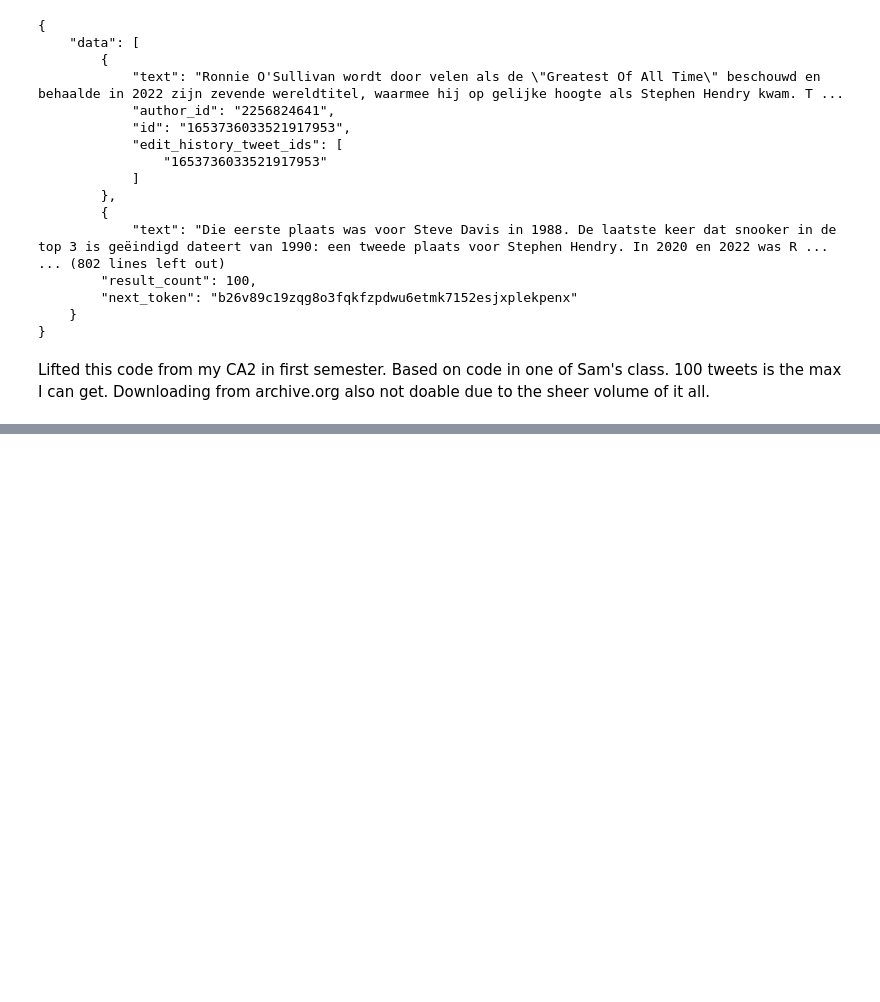
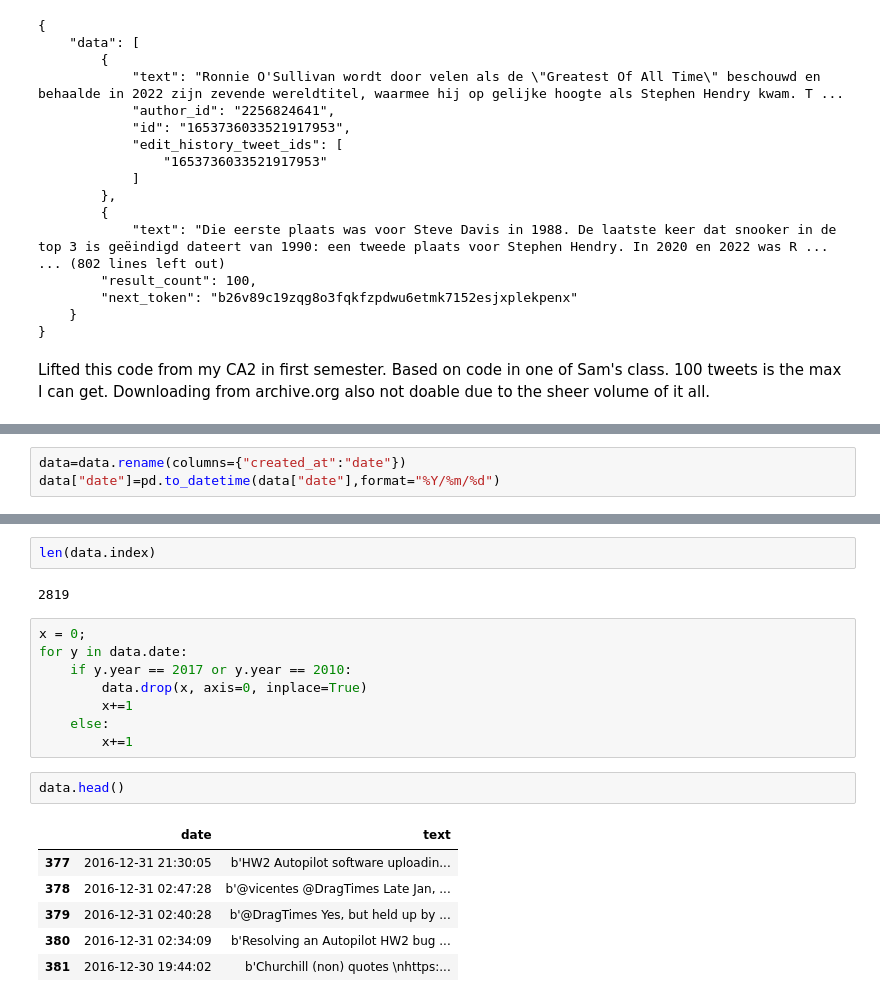
Before and after one commit to DarrenCCT/ADA-and-BDSP-CA2, a Jupyter notebook: CA2.ipynb, the cells around one changed output, grey strips where cells are left out. Saved outputs shown, nothing was run; the diff lists cells and outputs as text; blank space fills up the shorter version.

```diff
--- a/CA2.ipynb
+++ b/CA2.ipynb
@@ -91,0 +136,3 @@ Lifted this code from my CA2 in first semester. Based on code in one of Sam's cl
+# %%
+data=data.rename(columns={"created_at":"date"})
+data["date"]=pd.to_datetime(data["date"],format="%Y/%m/%d")
@@ -91,0 +156,21 @@ Lifted this code from my CA2 in first semester. Based on code in one of Sam's cl
+# %%
+len(data.index)
+# %% [output]
+2819
+# %%
+x = 0;
+for y in data.date:
+    if y.year == 2017 or y.year == 2010:
+        data.drop(x, axis=0, inplace=True)
+        x+=1
+    else:
+        x+=1
+# %%
+data.head()
+# %% [output]
+|  | date | text |
+| 377 | 2016-12-31 21:30:05 | b'HW2 Autopilot software uploadin... |
+| 378 | 2016-12-31 02:47:28 | b'@vicentes @DragTimes Late Jan, ... |
+| 379 | 2016-12-31 02:40:28 | b'@DragTimes Yes, but held up by ... |
+| 380 | 2016-12-31 02:34:09 | b'Resolving an Autopilot HW2 bug ... |
+| 381 | 2016-12-30 19:44:02 | b'Churchill (non) quotes \nhttps:... |
```
Also changed, not shown: parts of 19 cells of this notebook, 3 other files.
